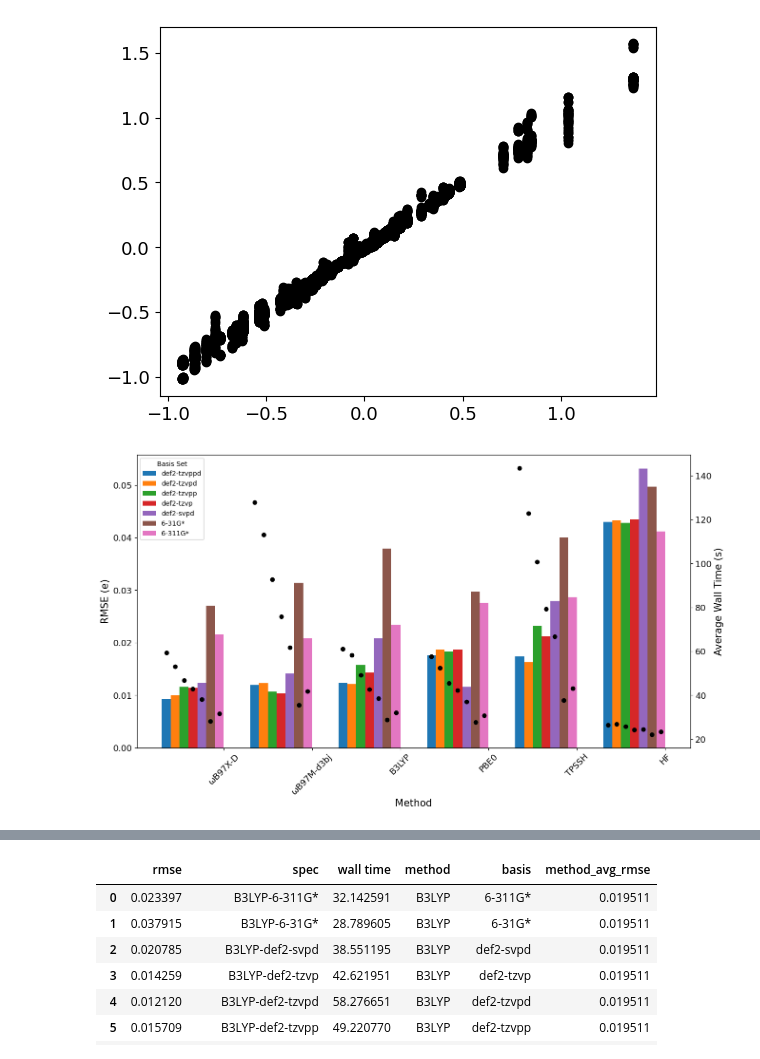
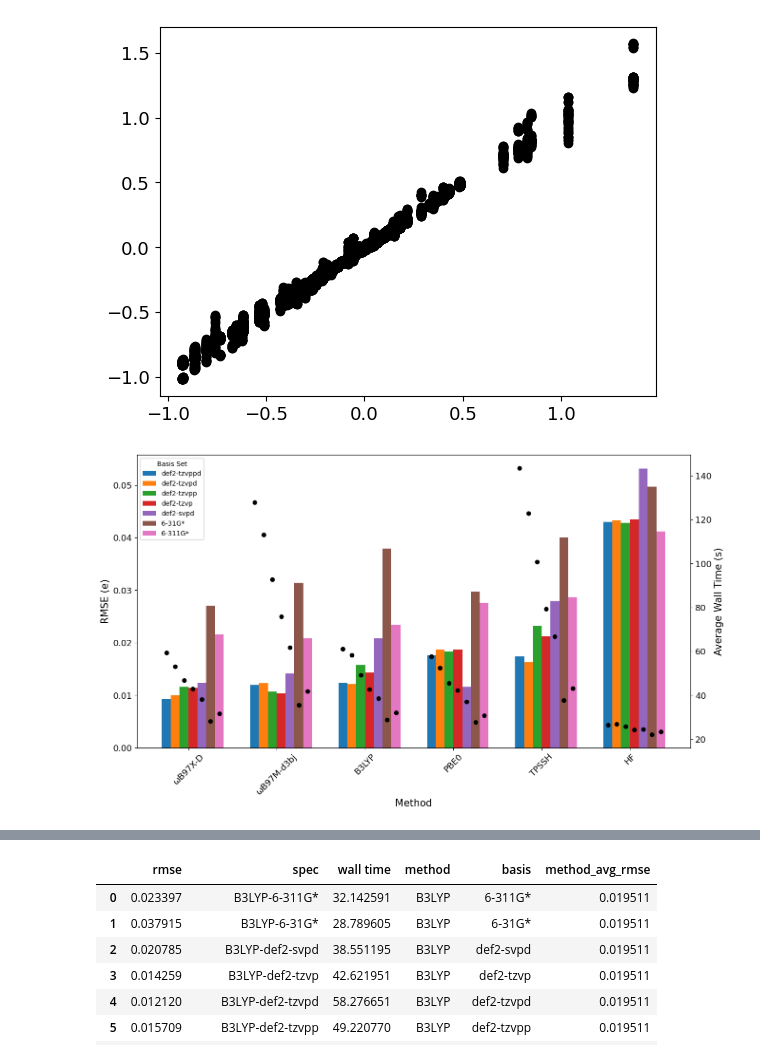
Before and after one commit to bismuthadams1/charge_paper, a Jupyter notebook: benchmark_wf_analysis/benchmark_review.ipynb, the cells around one changed output, grey strips where cells are left out. Drawn from its saved outputs; the diff is of its cells as text; code cells hidden in the pictures.

```diff
--- a/benchmark_wf_analysis/benchmark_review.ipynb
+++ b/benchmark_wf_analysis/benchmark_review.ipynb
@@ -792,36 +814,35 @@ bar_width = 0.1
 
 # (Optional) Calculate group width if you need it; here we compute the maximum number of non-NaN entries
 counts = [np.sum(~pivot_table_plot.loc[method].isna()) for method in pivot_table_plot.index]
 group_width = np.max(counts) * bar_width if counts else 0
 
 # Loop over each basis (now in the desired order) to plot bars and scatter points
 for i, basis in enumerate(pivot_table_plot.columns):
     # Compute an offset for each method based on how many basis values are present in that row
     offsets = np.array([
         bar_width * (i - np.sum(~pivot_table_plot.loc[method].isna()) / 2)
         for method in pivot_table_plot.index
     ])
-    positions = np.arange(len(pivot_table_plot.index)) + offsets
+    positions = np.arange(len(pivot_table_plot.index)) + offsets + 0.4
 
     # Plot RMSE as bars using the default color assigned to this basis
     ax.bar(positions, pivot_table_plot[basis], width=bar_width, label=basis, color=color_map[basis])
     # Plot wall time as scatter points, using the same color
     ax2.scatter(positions, pivot_table_wall_plot[basis], label=basis, color='black')
 
 # Set the x-axis tick positions and labels based on the method names
 ax.set_xticks(np.arange(len(pivot_table_plot.index)) + bar_width / 2 * (len(pivot_table_plot.columns) - 1))
 ax.set_xticklabels(pivot_table_plot.index, rotation=45)
 
 # Label the axes and add a title and legend
 ax.set_xlabel('Method')
-ax.xaxis.set_label_coords(0,0.5)
 ax.set_ylabel('RMSE (e)')
 ax2.set_ylabel('Average Wall Time (s)')
 ax.legend(title='Basis Set')
 plt.savefig("Method_and_Basis_RMSE_PartialCharges.png",dpi=300,bbox_inches='tight')
 plt.show()
 # %% [output]
-[figure, old version]
+[figure, new version]
 # %%
 df_prepared = df[['specification','molecule','basis','dipole','charges']]
 
```
Also changed, not shown: parts of 2 cells of this notebook, 1 other file.
